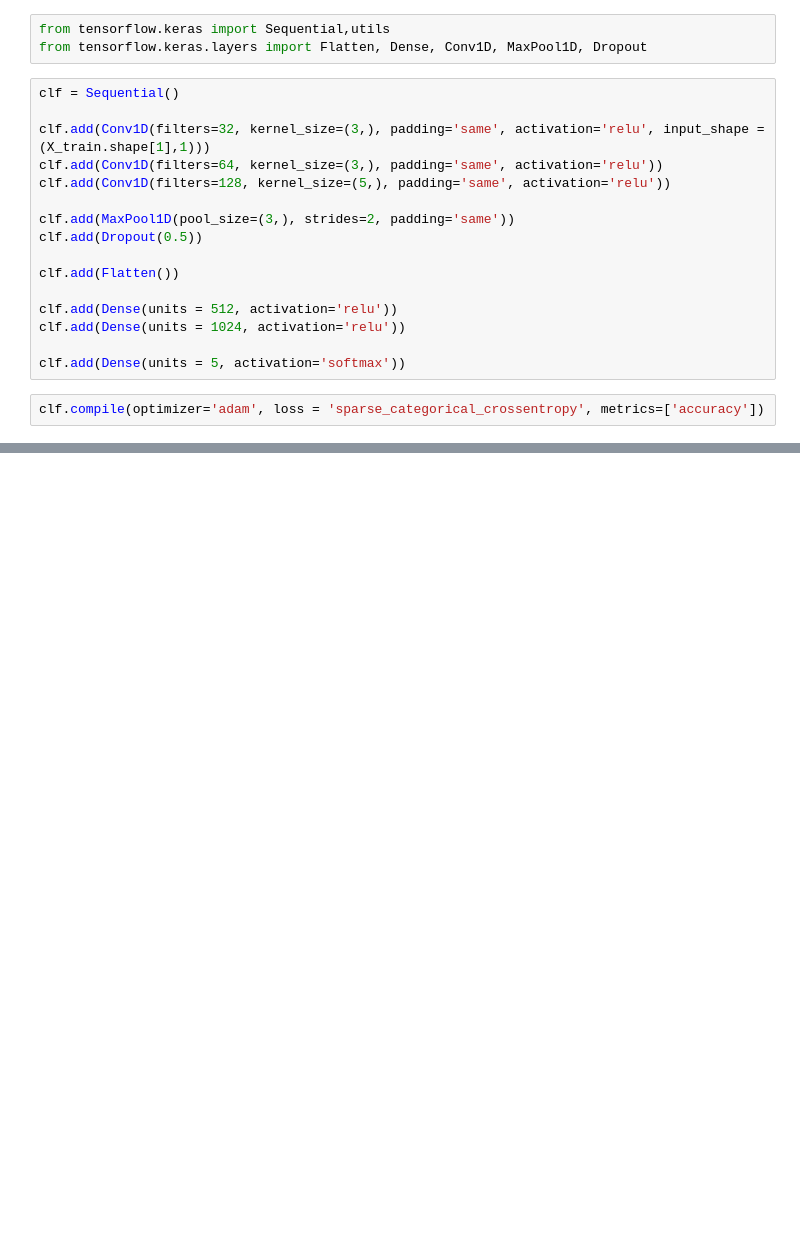
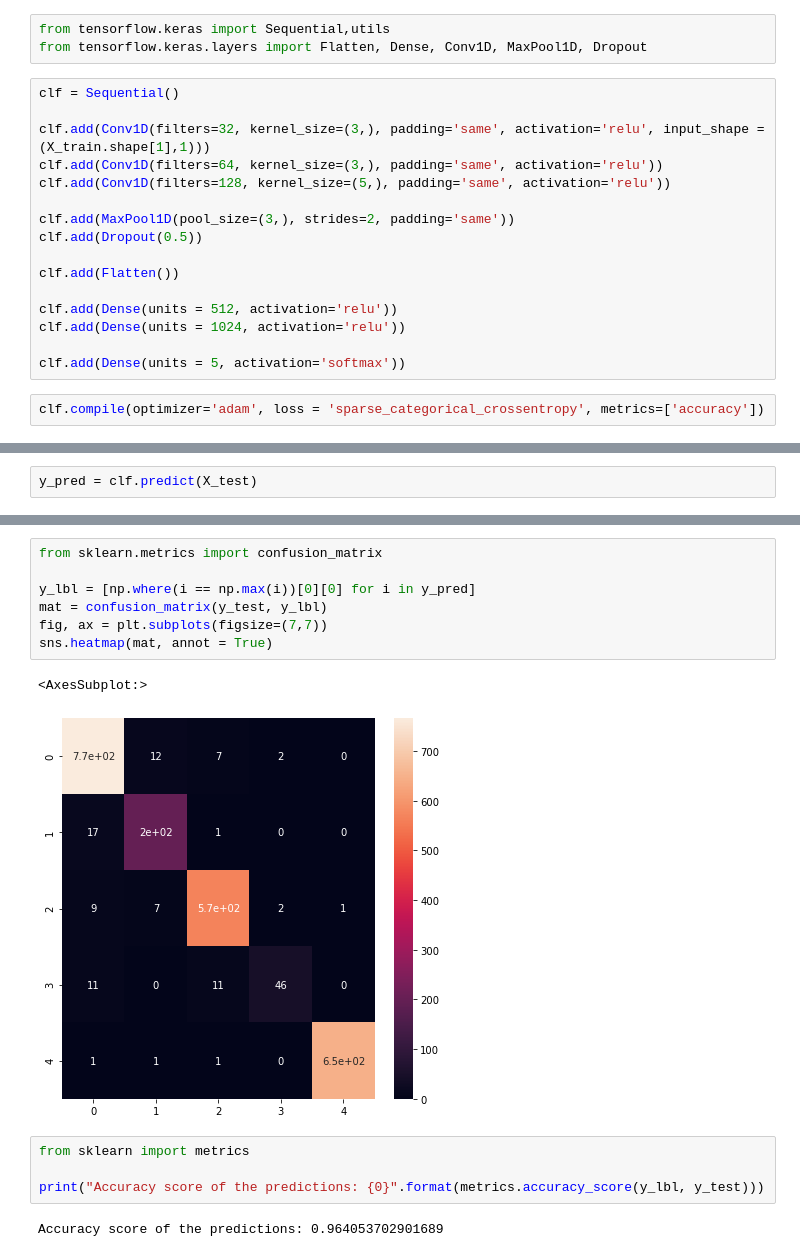
Before and after one commit to CEOJINSUNG/Credit-Score-System, a Jupyter notebook: Heartbeat Categorization.ipynb, the cells around one changed output, grey strips where cells are left out. Saved outputs shown, nothing was run; the diff lists cells and outputs as text; blank space fills up the shorter version.

```diff
--- a/Heartbeat Categorization.ipynb
+++ b/Heartbeat Categorization.ipynb
@@ -146,0 +144,2 @@ Epoch 10/10
+# %%
+y_pred = clf.predict(X_test)
@@ -146,0 +156,16 @@ Epoch 10/10
+# %%
+from sklearn.metrics import confusion_matrix
+
+y_lbl = [np.where(i == np.max(i))[0][0] for i in y_pred]
+mat = confusion_matrix(y_test, y_lbl)
+fig, ax = plt.subplots(figsize=(7,7))
+sns.heatmap(mat, annot = True)
+# %% [output]
+<AxesSubplot:>
+[figure, added]
+# %%
+from sklearn import metrics
+
+print("Accuracy score of the predictions: {0}".format(metrics.accuracy_score(y_lbl, y_test)))
+# %% [output]
+Accuracy score of the predictions: 0.964053702901689
```
Also changed, not shown: parts of 2 cells of this notebook, 1 other file.
